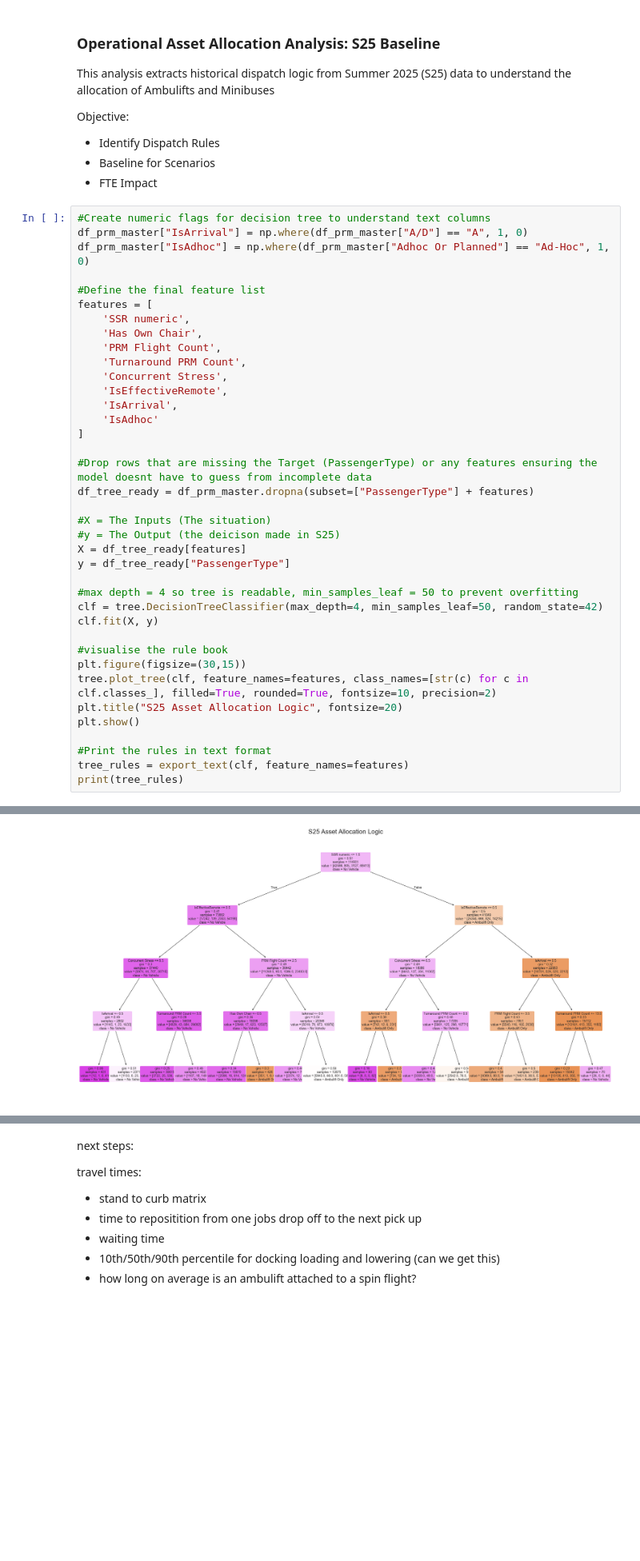
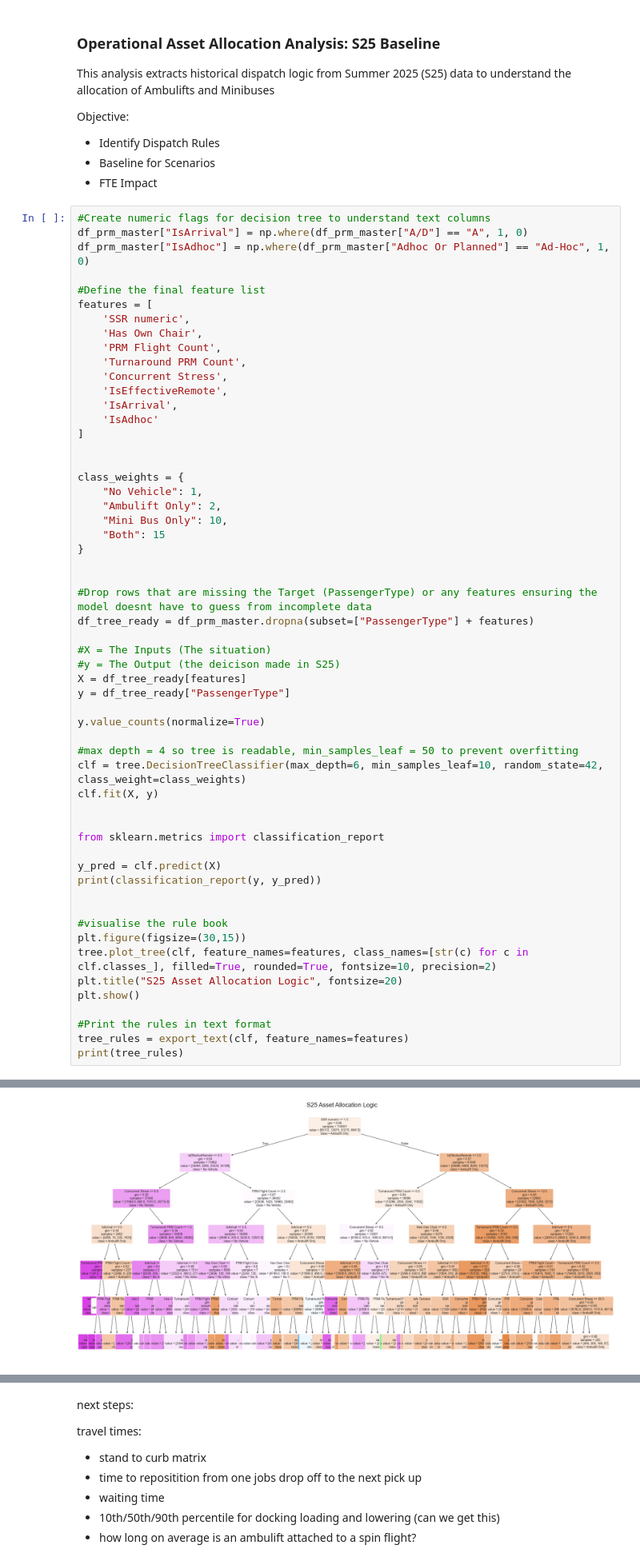
Before and after one commit to jamie-douglas/EDI_airport_analytics, a Jupyter notebook: scripts/minibus_optimisation.ipynb, the cells around one changed output, grey strips where cells are left out. Shown at 80% size. Cells and saved outputs as stored; diff of their text form; blank space fills up the shorter version.

Commit message:
changes to vehicle capacities

```diff
--- a/scripts/minibus_optimisation.ipynb
+++ b/scripts/minibus_optimisation.ipynb
@@ -353,6 +353,15 @@ features = [
     'IsAdhoc'
 ]
 
+
+class_weights = {
+    "No Vehicle": 1,
+    "Ambulift Only": 2,
+    "Mini Bus Only": 10,
+    "Both": 15
+}
+
+
 #Drop rows that are missing the Target (PassengerType) or any features ensuring the model doesnt have to guess from incomplete data
 df_tree_ready = df_prm_master.dropna(subset=["PassengerType"] + features)
 
@@ -361,9 +370,18 @@ df_tree_ready = df_prm_master.dropna(subset=["PassengerType"] + features)
 X = df_tree_ready[features]
 y = df_tree_ready["PassengerType"]
 
+y.value_counts(normalize=True)
+
 #max depth = 4 so tree is readable, min_samples_leaf = 50 to prevent overfitting
-clf = tree.DecisionTreeClassifier(max_depth=4, min_samples_leaf=50, random_state=42)
+clf = tree.DecisionTreeClassifier(max_depth=6, min_samples_leaf=10, random_state=42, class_weight=class_weights)
 clf.fit(X, y)
+
+
+from sklearn.metrics import classification_report
+
+y_pred = clf.predict(X)
+print(classification_report(y, y_pred))
+
 
 #visualise the rule book
 plt.figure(figsize=(30,15))
@@ -378 +406 @@ print(tree_rules)
-[figure, old version]
+[figure, new version]
```
Also changed, not shown: parts of 8 cells of this notebook, 8 other files.
